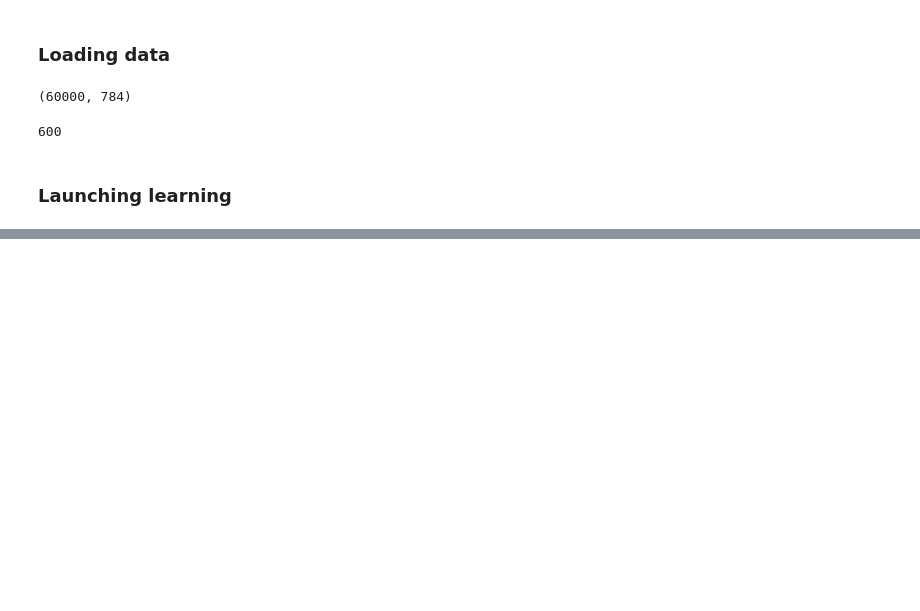
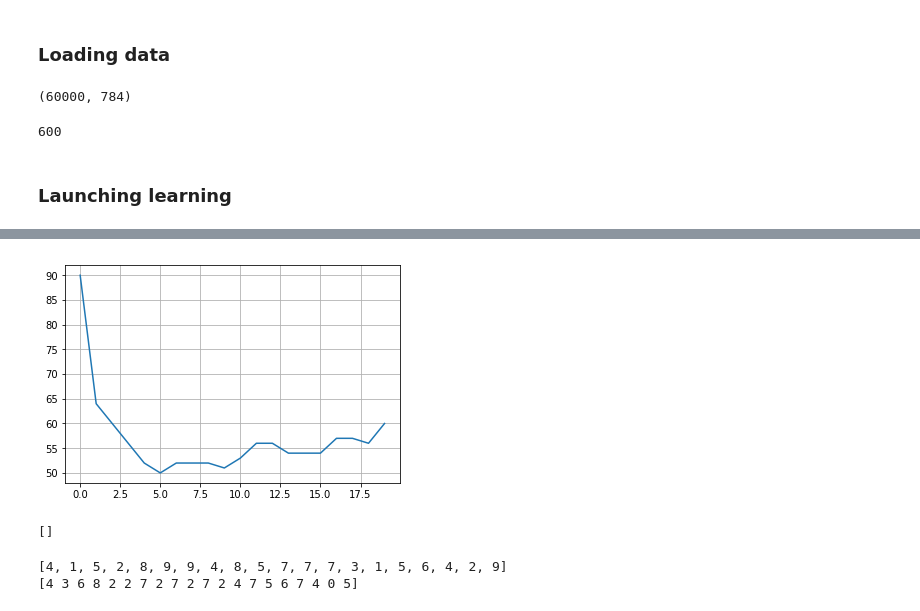
Before and after one commit to FrancoisPgm/apprentissage_auto, a Jupyter notebook: DeepLearning.ipynb, the cells around one changed output, grey strips where cells are left out. Cells and saved outputs as stored; diff of their text form; code cells hidden in the pictures; blank space fills up the shorter version.

```diff
--- a/DeepLearning.ipynb
+++ b/DeepLearning.ipynb
@@ -197,0 +216,14 @@ print(lLoss)
+# %%
+showLearning(lSuccess)
+# %% [output]
+[figure, added]
+# %%
+lLoss
+# %% [output]
+[]
+# %%
+print(list(map(lambda x :np.argmax(x),Y_pred))[0:20])
+print(labelEval[0:20])
+# %% [output]
+[4, 1, 5, 2, 8, 9, 9, 4, 8, 5, 7, 7, 7, 3, 1, 5, 6, 4, 2, 9]
+[4 3 6 8 2 2 7 2 7 2 7 2 4 7 5 6 7 4 0 5]
```
Also changed, not shown: parts of 13 cells of this notebook.
